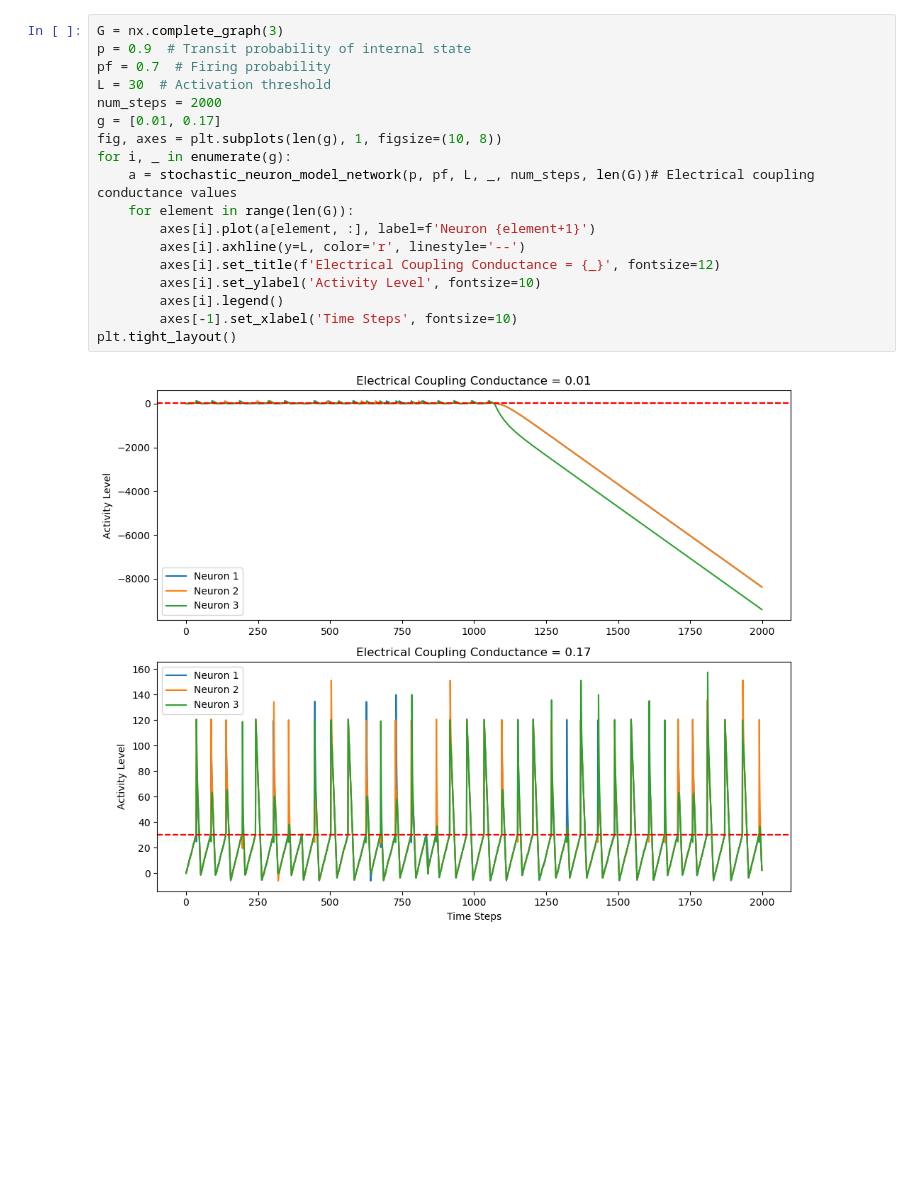
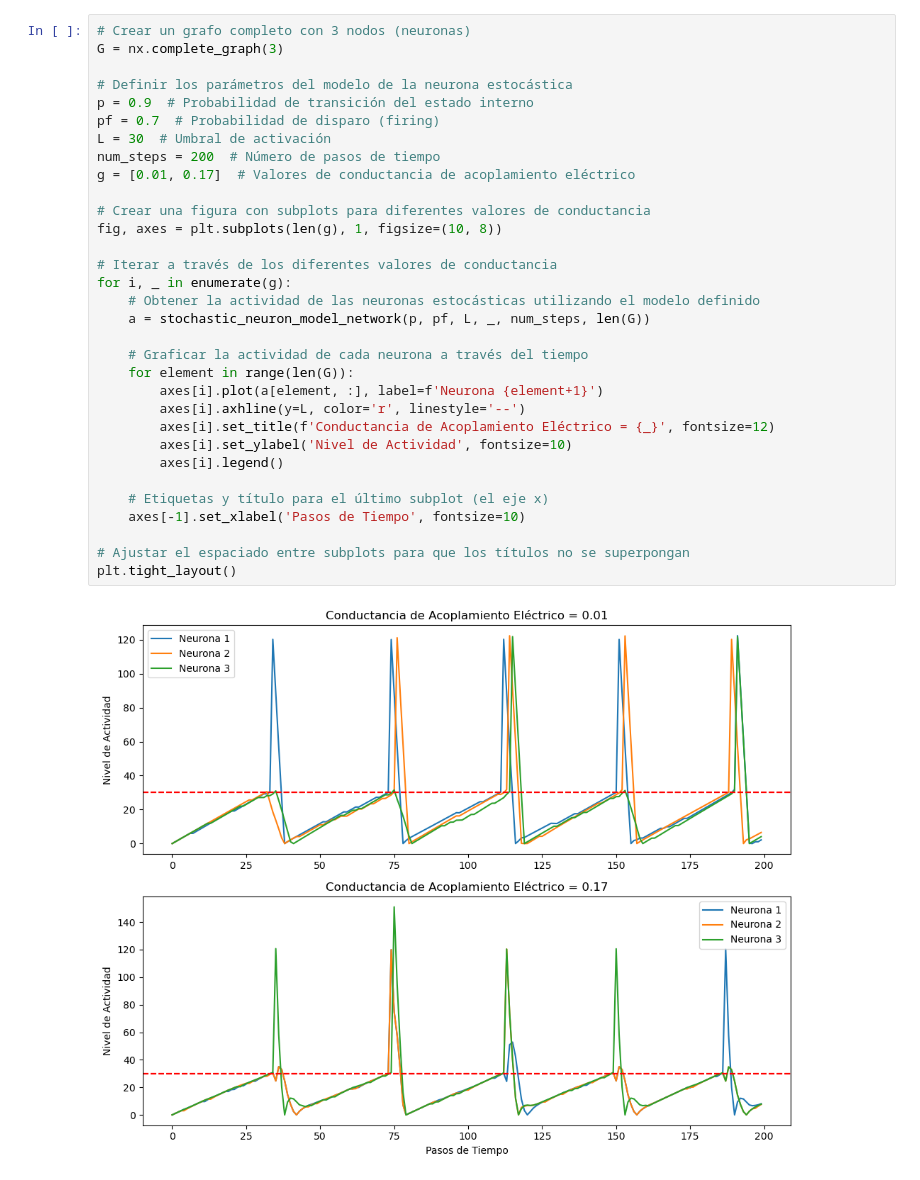
Before and after one commit to MrMeowdyRowdy/Stochastic-Neuron-Model-With-Spiking-Behaviour-and-Neural-Network-Implementation, a Jupyter notebook: NeuronModel.ipynb, the cells around one changed output. Drawn from its saved outputs; the diff is of its cells as text; blank space fills up the shorter version.

```diff
--- a/NeuronModel.ipynb
+++ b/NeuronModel.ipynb
@@ -134,21 +119,35 @@ def stochastic_neuron_model_network(p, pf, L, g, num_steps, n_neurons):
     return a
 # %%
+# Crear un grafo completo con 3 nodos (neuronas)
 G = nx.complete_graph(3)
-p = 0.9  # Transit probability of internal state
-pf = 0.7  # Firing probability
-L = 30  # Activation threshold
-num_steps = 2000
-g = [0.01, 0.17]
+
+# Definir los parámetros del modelo de la neurona estocástica
+p = 0.9  # Probabilidad de transición del estado interno
+pf = 0.7  # Probabilidad de disparo (firing)
+L = 30  # Umbral de activación
+num_steps = 200  # Número de pasos de tiempo
+g = [0.01, 0.17]  # Valores de conductancia de acoplamiento eléctrico
+
+# Crear una figura con subplots para diferentes valores de conductancia
 fig, axes = plt.subplots(len(g), 1, figsize=(10, 8))
+
+# Iterar a través de los diferentes valores de conductancia
 for i, _ in enumerate(g):
-    a = stochastic_neuron_model_network(p, pf, L, _, num_steps, len(G))# Electrical coupling conductance values
+    # Obtener la actividad de las neuronas estocásticas utilizando el modelo definido
+    a = stochastic_neuron_model_network(p, pf, L, _, num_steps, len(G))
+
+    # Graficar la actividad de cada neurona a través del tiempo
     for element in range(len(G)):
-        axes[i].plot(a[element, :], label=f'Neuron {element+1}')
+        axes[i].plot(a[element, :], label=f'Neurona {element+1}')
         axes[i].axhline(y=L, color='r', linestyle='--')
-        axes[i].set_title(f'Electrical Coupling Conductance = {_}', fontsize=12)
-        axes[i].set_ylabel('Activity Level', fontsize=10)
+        axes[i].set_title(f'Conductancia de Acoplamiento Eléctrico = {_}', fontsize=12)
+        axes[i].set_ylabel('Nivel de Actividad', fontsize=10)
         axes[i].legend()
-        axes[-1].set_xlabel('Time Steps', fontsize=10)
+
+    # Etiquetas y título para el último subplot (el eje x)
+    axes[-1].set_xlabel('Pasos de Tiempo', fontsize=10)
+
+# Ajustar el espaciado entre subplots para que los títulos no se superpongan
 plt.tight_layout()
 # %% [output]
-[figure, old version]
+[figure, new version]
```
Also changed, not shown: parts of 12 cells of this notebook.
